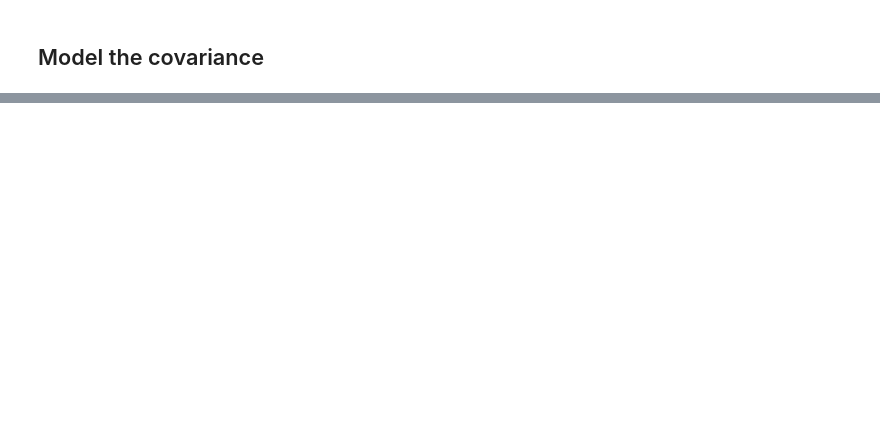
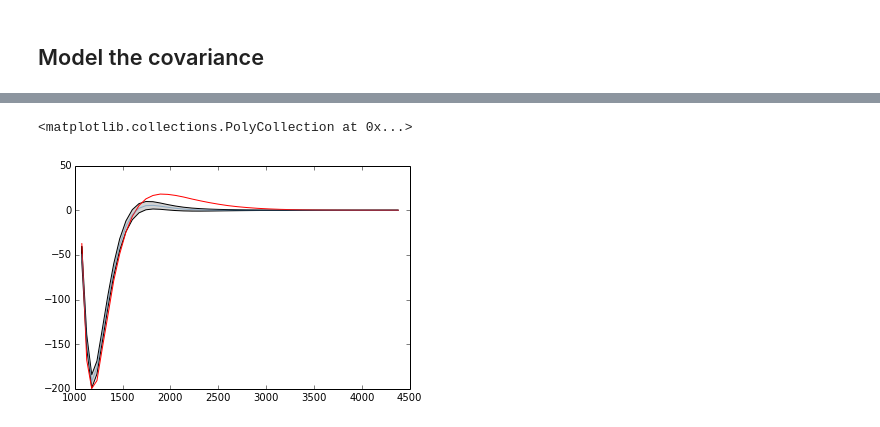
Before and after one commit to cranmer/play, a Jupyter notebook: misc/DiJet_GP_test.ipynb, the cells around one changed output, grey strips where cells are left out. Saved outputs shown, nothing was run; the diff lists cells and outputs as text; code cells hidden in the pictures; blank space fills up the shorter version.

```diff
--- a/misc/DiJet_GP_test.ipynb
+++ b/misc/DiJet_GP_test.ipynb
@@ -233,0 +254,17 @@ kernel = ExpSquaredKernel(1.0)
+# %%
+example_residual_model = best_fit_model-model2_CDF2009(xval,samples[1])
+# %%
+kernel = 500/np.exp(-1200/decay)*MyDijetKernel(a=decay,b=100)
+#kernel = 500*ExpSquaredKernel(50)
+gp = george.GP(kernel)
+# Pre-compute the factorization of the matrix.
+gp.compute(xval,yerr=10)
+# %%
+meanGP, covGP = gp.predict(example_residual_model, xval)
+stdGP = np.sqrt(np.diag(covGP))
+pl.plot(xval, example_residual_model, c='r')
+pl.plot(xval, meanGP, color="#4682b4", alpha=0.5)
+plt.fill_between(xval,meanGP-stdGP,meanGP+stdGP,facecolor='lightgray')
+# %% [output]
+<matplotlib.collections.PolyCollection at 0x...>
+[figure, added]
```
Also changed, not shown: parts of 19 cells of this notebook.
